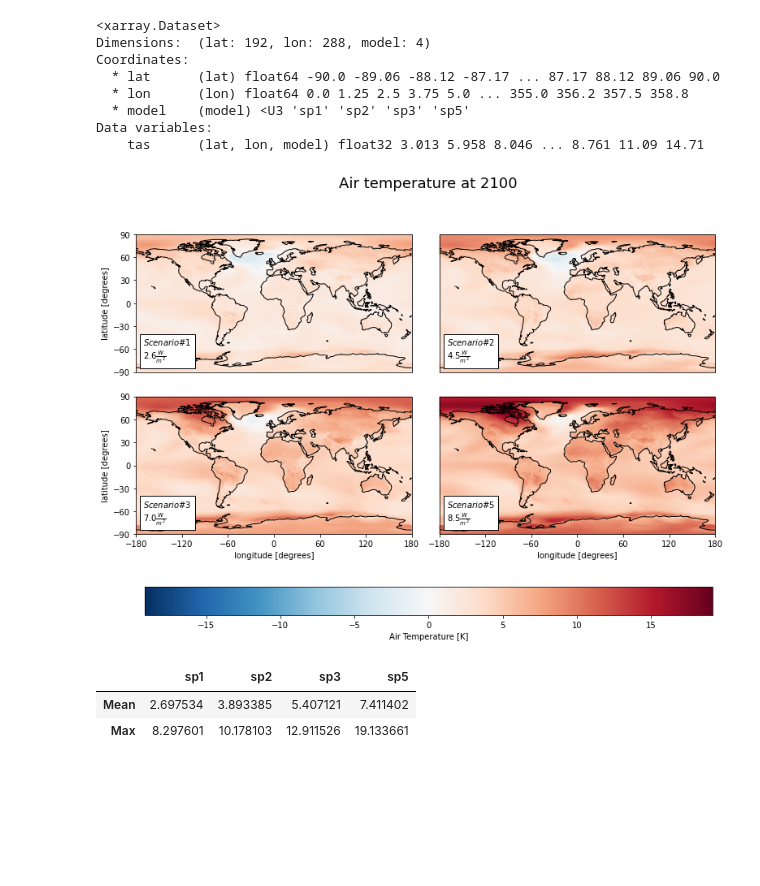
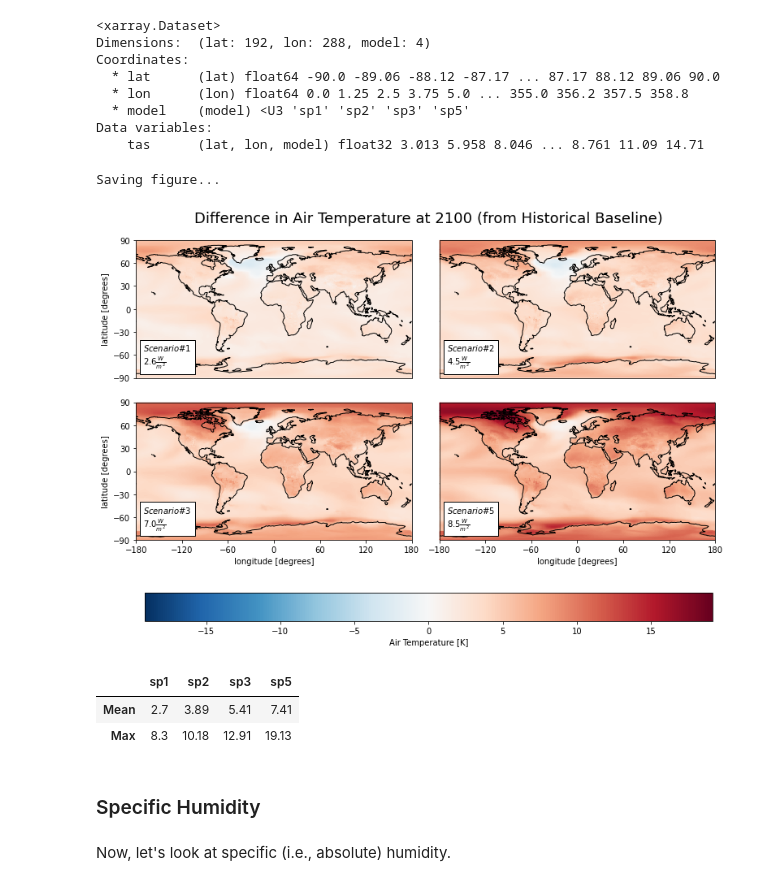
Before and after one commit to UCB-stat-159-s22/hw07-group20, a Jupyter notebook: notebooks/CESM_EDA.ipynb, the cells around one changed output. Saved outputs shown, nothing was run; the diff lists cells and outputs as text; code cells hidden in the pictures; blank space fills up the shorter version.

```diff
--- a/notebooks/CESM_EDA.ipynb
+++ b/notebooks/CESM_EDA.ipynb
@@ -410,20 +412,28 @@ Data variables:
 # %%
 cv.plot_facetmap(
     dfa, 'tas',
     crs, vardict, modeldict,
-    title='Air temperature at 2100',
+    title = 'Difference in Air Temperature at 2100 (from Historical Baseline)',
+    titley = 0.8,
     path = "../figures/ww_tas.png",
 )
 # %% [output]
+Saving figure...
-[figure, old version]
+[figure, new version]
 # %%
-ww_tas_sum = cs.average_and_max(diff_mns, 'tas')
+# What was the actual differences? Let's check in a table
+
+ww_tas_sum = cs.average_and_max(diff_mns, 'tas').astype('float').round(2)
 ww_tas_sum.to_csv('../analysis_data/ww_tas.csv')
 ww_tas_sum
 # %% [output]
 |  | sp1 | sp2 | sp3 | sp5 |
-| Mean | 2.697534 | 3.893385 | 5.407121 | 7.411402 |
-| Max | 8.297601 | 10.178103 | 12.911526 | 19.133661 |
+| Mean | 2.7 | 3.89 | 5.41 | 7.41 |
+| Max | 8.3 | 10.18 | 12.91 | 19.13 |
+# %% [markdown]
+### Specific Humidity
+# %% [markdown]
+Now, let's look at specific (i.e., absolute) humidity.
 # %%
 dfb = ca.facet_ds(diff_mns, 'huss')
 
```
Also changed, not shown: parts of 10 cells of this notebook, 6 other files.
